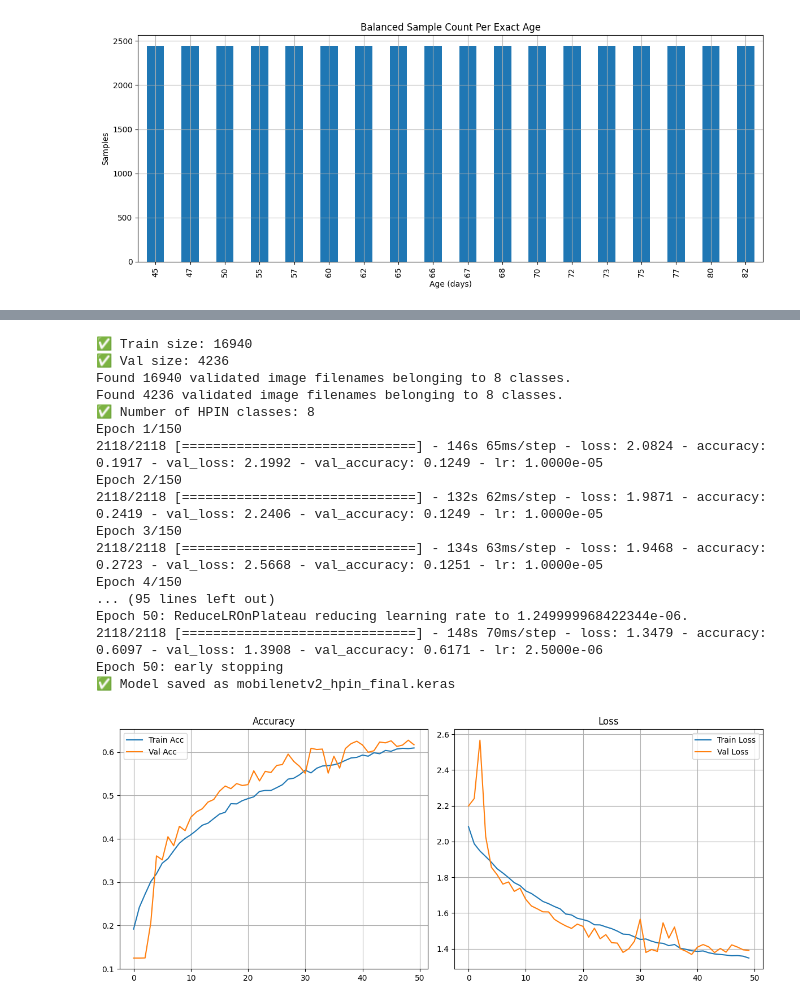
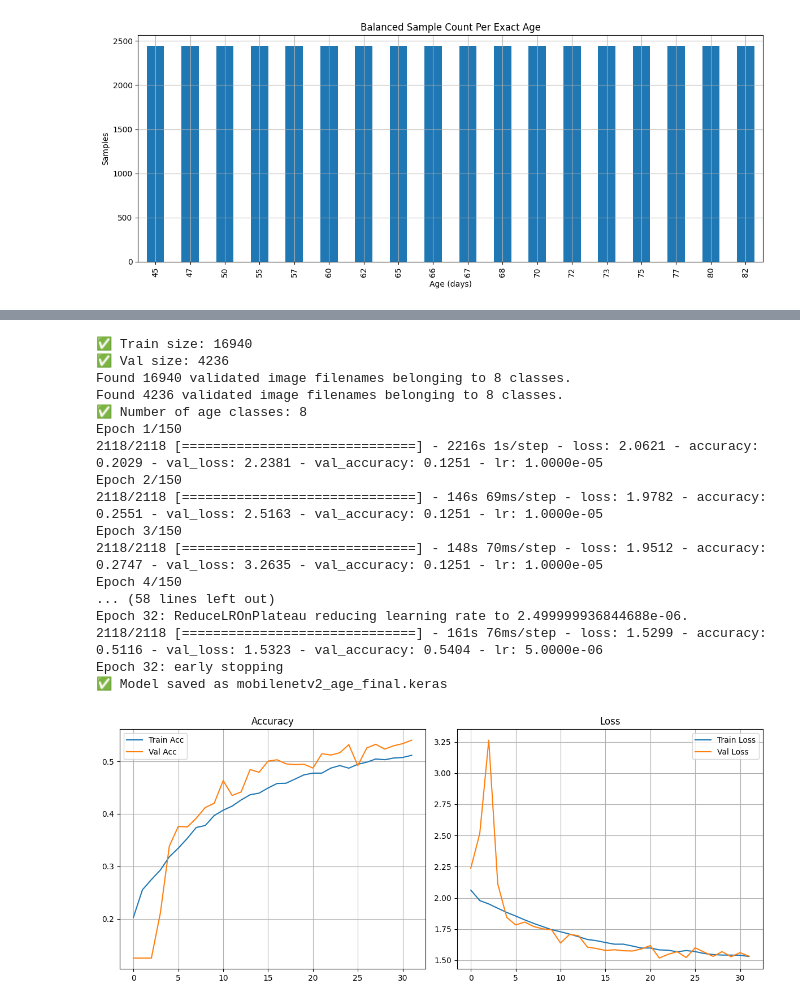
Before and after one commit to luutuanan2003/Rice-paddy-image-ML-system, a Jupyter notebook: EDA & Training/Age Prediction.ipynb, the cells around one changed output, grey strips where cells are left out. Drawn from its saved outputs; the diff is of its cells as text; code cells hidden in the pictures.

Commit message:
Add Age Prediction notebook with EDA and training

```diff
--- a/EDA & Training/Age Prediction.ipynb
+++ b/EDA & Training/Age Prediction.ipynb
@@ -603,7 +445,7 @@ val_gen = val_datagen.flow_from_dataframe(
 )
 
 NUM_CLASSES = len(train_gen.class_indices)
-print("✅ Number of HPIN classes:", NUM_CLASSES)
+print("✅ Number of age classes:", NUM_CLASSES)
 
 # === Model ===
 base_model = tf.keras.applications.MobileNetV2(
@@ -641,44 +483,43 @@ history = model.fit(
 )
 
 # === Save Model ===
-model.save("mobilenetv2_hpin_final.keras")
-print("✅ Model saved as mobilenetv2_hpin_final.keras")
+model.save("../models/mobilenetv2_age_final.keras")
+print("✅ Model saved as mobilenetv2_age_final.keras")
 
 # === Plotting ===
 plt.figure(figsize=(12, 5))
 plt.subplot(1, 2, 1)
 plt.plot(history.history['accuracy'], label='Train Acc')
 plt.plot(history.history['val_accuracy'], label='Val Acc')
 plt.title("Accuracy")
 plt.legend()
 plt.grid(True)
 
 plt.subplot(1, 2, 2)
 plt.plot(history.history['loss'], label='Train Loss')
 plt.plot(history.history['val_loss'], label='Val Loss')
 plt.title("Loss")
 plt.legend()
 plt.grid(True)
 
 plt.tight_layout()
-plt.savefig("training_curves_mobilenetv2.png")
 plt.show()
 # %% [output]
 ✅ Train size: 16940
 ✅ Val size: 4236
 Found 16940 validated image filenames belonging to 8 classes.
 Found 4236 validated image filenames belonging to 8 classes.
-✅ Number of HPIN classes: 8
+✅ Number of age classes: 8
 Epoch 1/150
-2118/2118 [==============================] - 146s 65ms/step - loss: 2.0824 - accuracy: 0.1917 - val_loss: 2.1992 - val_accuracy: 0.1249 - lr: 1.0000e-05
+2118/2118 [==============================] - 2216s 1s/step - loss: 2.0621 - accuracy: 0.2029 - val_loss: 2.2381 - val_accuracy: 0.1251 - lr: 1.0000e-05
 Epoch 2/150
-2118/2118 [==============================] - 132s 62ms/step - loss: 1.9871 - accuracy: 0.2419 - val_loss: 2.2406 - val_accuracy: 0.1249 - lr: 1.0000e-05
+2118/2118 [==============================] - 146s 69ms/step - loss: 1.9782 - accuracy: 0.2551 - val_loss: 2.5163 - val_accuracy: 0.1251 - lr: 1.0000e-05
 Epoch 3/150
-2118/2118 [==============================] - 134s 63ms/step - loss: 1.9468 - accuracy: 0.2723 - val_loss: 2.5668 - val_accuracy: 0.1251 - lr: 1.0000e-05
+2118/2118 [==============================] - 148s 70ms/step - loss: 1.9512 - accuracy: 0.2747 - val_loss: 3.2635 - val_accuracy: 0.1251 - lr: 1.0000e-05
 Epoch 4/150
-... (95 lines left out)
-Epoch 50: ReduceLROnPlateau reducing learning rate to 1.249999968422344e-06.
-2118/2118 [==============================] - 148s 70ms/step - loss: 1.3479 - accuracy: 0.6097 - val_loss: 1.3908 - val_accuracy: 0.6171 - lr: 2.5000e-06
-Epoch 50: early stopping
-✅ Model saved as mobilenetv2_hpin_final.keras
+... (58 lines left out)
+Epoch 32: ReduceLROnPlateau reducing learning rate to 2.499999936844688e-06.
+2118/2118 [==============================] - 161s 76ms/step - loss: 1.5299 - accuracy: 0.5116 - val_loss: 1.5323 - val_accuracy: 0.5404 - lr: 5.0000e-06
+Epoch 32: early stopping
+✅ Model saved as mobilenetv2_age_final.keras
-[figure, old version]
+[figure, new version]
```
Also changed, not shown: parts of 7 cells of this notebook.
